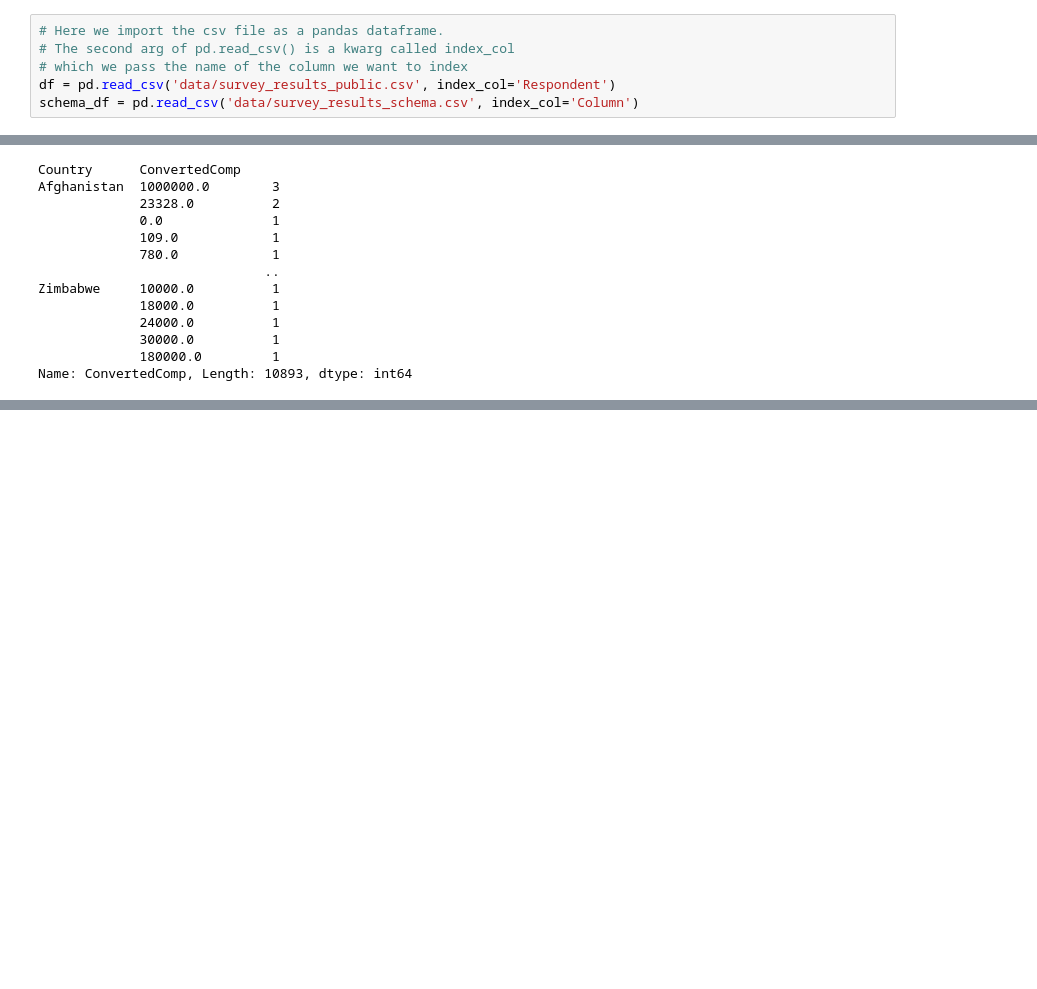
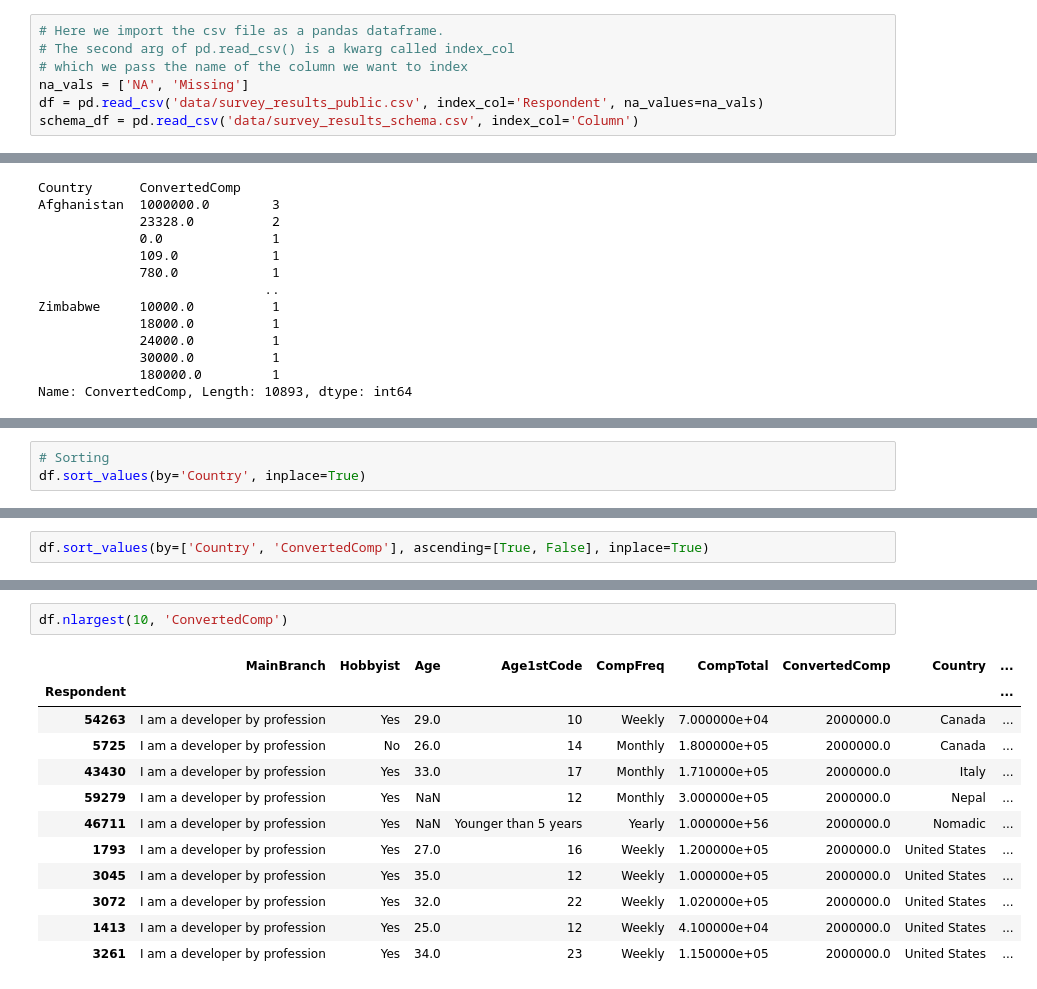
Before and after one commit to tucker517/Python, a Jupyter notebook: Py_Projects/Learning_Modules/Pandas/Pandas_Demo-checkpoint.ipynb, the cells around one changed output, grey strips where cells are left out. Drawn from its saved outputs; the diff is of its cells as text; blank space fills up the shorter version.

```diff
--- a/Py_Projects/Learning_Modules/Pandas/Pandas_Demo-checkpoint.ipynb
+++ b/Py_Projects/Learning_Modules/Pandas/Pandas_Demo-checkpoint.ipynb
@@ -4,7 +4,8 @@ import pandas as pd
 # Here we import the csv file as a pandas dataframe.
 # The second arg of pd.read_csv() is a kwarg called index_col
 # which we pass the name of the column we want to index
-df = pd.read_csv('data/survey_results_public.csv', index_col='Respondent')
+na_vals = ['NA', 'Missing']
+df = pd.read_csv('data/survey_results_public.csv', index_col='Respondent', na_values=na_vals)
 schema_df = pd.read_csv('data/survey_results_schema.csv', index_col='Column')
 # %%
 pd.set_option('display.max_columns', 61)
@@ -497,0 +503,3 @@ Name: ConvertedComp, Length: 10893, dtype: int64
+# %%
+# Sorting
+df.sort_values(by='Country', inplace=True)
@@ -497,0 +527,2 @@ Name: ConvertedComp, Length: 10893, dtype: int64
+# %%
+df.sort_values(by=['Country', 'ConvertedComp'], ascending=[True, False], inplace=True)
@@ -497,0 +565,15 @@ Name: ConvertedComp, Length: 10893, dtype: int64
+# %%
+df.nlargest(10, 'ConvertedComp')
+# %% [output]
+|  | MainBranch | Hobbyist | Age | Age1stCode | CompFreq | CompTotal | ConvertedComp | Country | ... |
+| Respondent |  |  |  |  |  |  |  |  | ... |
+| 54263 | I am a developer by profession | Yes | 29.0 | 10 | Weekly | 7.000000e+04 | 2000000.0 | Canada | ... |
+| 5725 | I am a developer by profession | No | 26.0 | 14 | Monthly | 1.800000e+05 | 2000000.0 | Canada | ... |
+| 43430 | I am a developer by profession | Yes | 33.0 | 17 | Monthly | 1.710000e+05 | 2000000.0 | Italy | ... |
+| 59279 | I am a developer by profession | Yes | NaN | 12 | Monthly | 3.000000e+05 | 2000000.0 | Nepal | ... |
+| 46711 | I am a developer by profession | Yes | NaN | Younger than 5 years | Yearly | 1.000000e+56 | 2000000.0 | Nomadic | ... |
+| 1793 | I am a developer by profession | Yes | 27.0 | 16 | Weekly | 1.200000e+05 | 2000000.0 | United States | ... |
+| 3045 | I am a developer by profession | Yes | 35.0 | 12 | Weekly | 1.000000e+05 | 2000000.0 | United States | ... |
+| 3072 | I am a developer by profession | Yes | 32.0 | 22 | Weekly | 1.020000e+05 | 2000000.0 | United States | ... |
+| 1413 | I am a developer by profession | Yes | 25.0 | 12 | Weekly | 4.100000e+04 | 2000000.0 | United States | ... |
+| 3261 | I am a developer by profession | Yes | 34.0 | 23 | Weekly | 1.150000e+05 | 2000000.0 | United States | ... |
```
Also changed, not shown: parts of 13 cells of this notebook, 2 other files.
